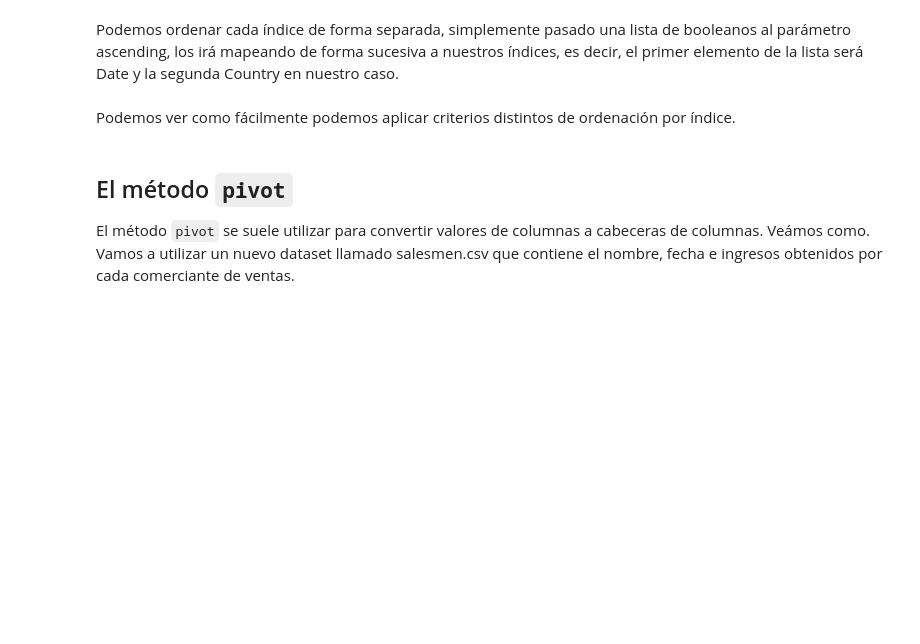
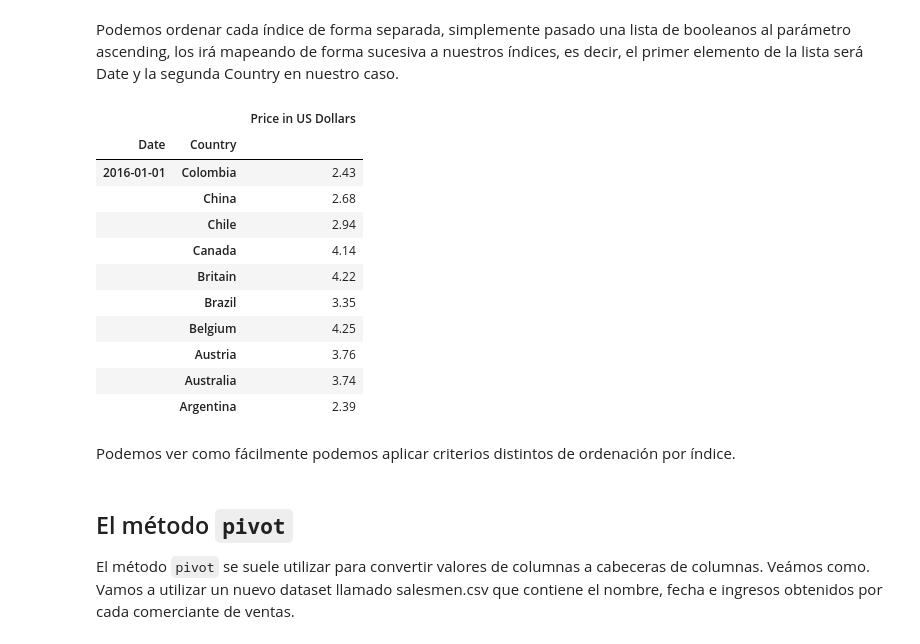
Before and after one commit to internetmosquito/python_data_science_master_unav, a Jupyter notebook: master_notebooks/parte2/2018_BIG_DATA_UNAV_Pandas_Multiindex.ipynb, the cells around one changed output. Drawn from its saved outputs; the diff is of its cells as text; code cells hidden in the pictures; blank space fills up the shorter version.

```diff
--- a/master_notebooks/parte2/2018_BIG_DATA_UNAV_Pandas_Multiindex.ipynb
+++ b/master_notebooks/parte2/2018_BIG_DATA_UNAV_Pandas_Multiindex.ipynb
@@ -177,6 +396,20 @@ Podemos ordenar cada índice de forma separada, simplemente pasado una lista de
 bigmac.sort_index(ascending = [True, False], inplace = True)
 # %%
 bigmac.head(3)
+bigmac.tail(10)
+# %% [output]
+|  |  | Price in US Dollars |
+| Date | Country |  |
+| 2016-01-01 | Colombia | 2.43 |
+|  | China | 2.68 |
+|  | Chile | 2.94 |
+|  | Canada | 4.14 |
+|  | Britain | 4.22 |
+|  | Brazil | 3.35 |
+|  | Belgium | 4.25 |
+|  | Austria | 3.76 |
+|  | Australia | 3.74 |
+|  | Argentina | 2.39 |
 # %% [markdown]
 Podemos ver como fácilmente podemos aplicar criterios distintos de ordenación por índice.
 # %% [markdown]
```
Also changed, not shown: parts of 32 cells of this notebook, 3 other files.
